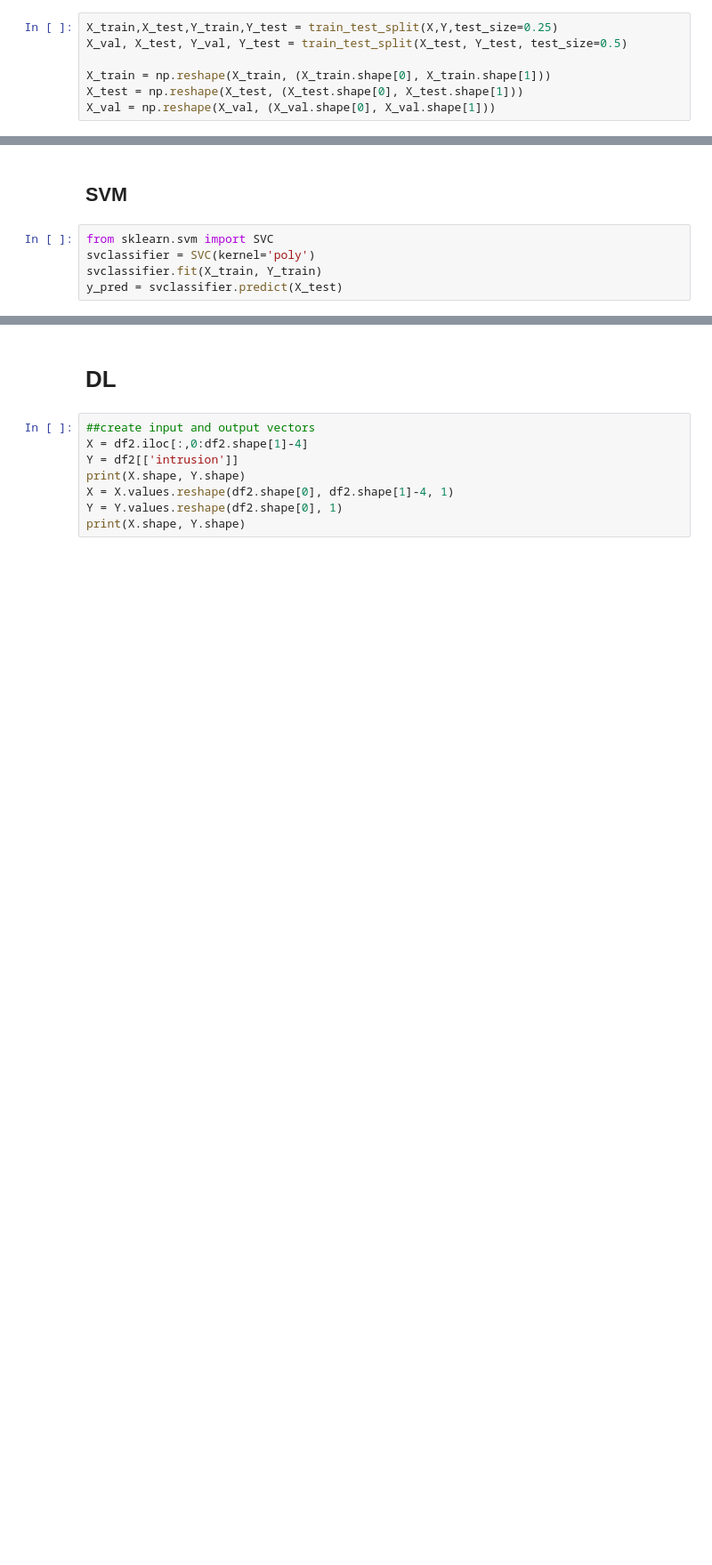
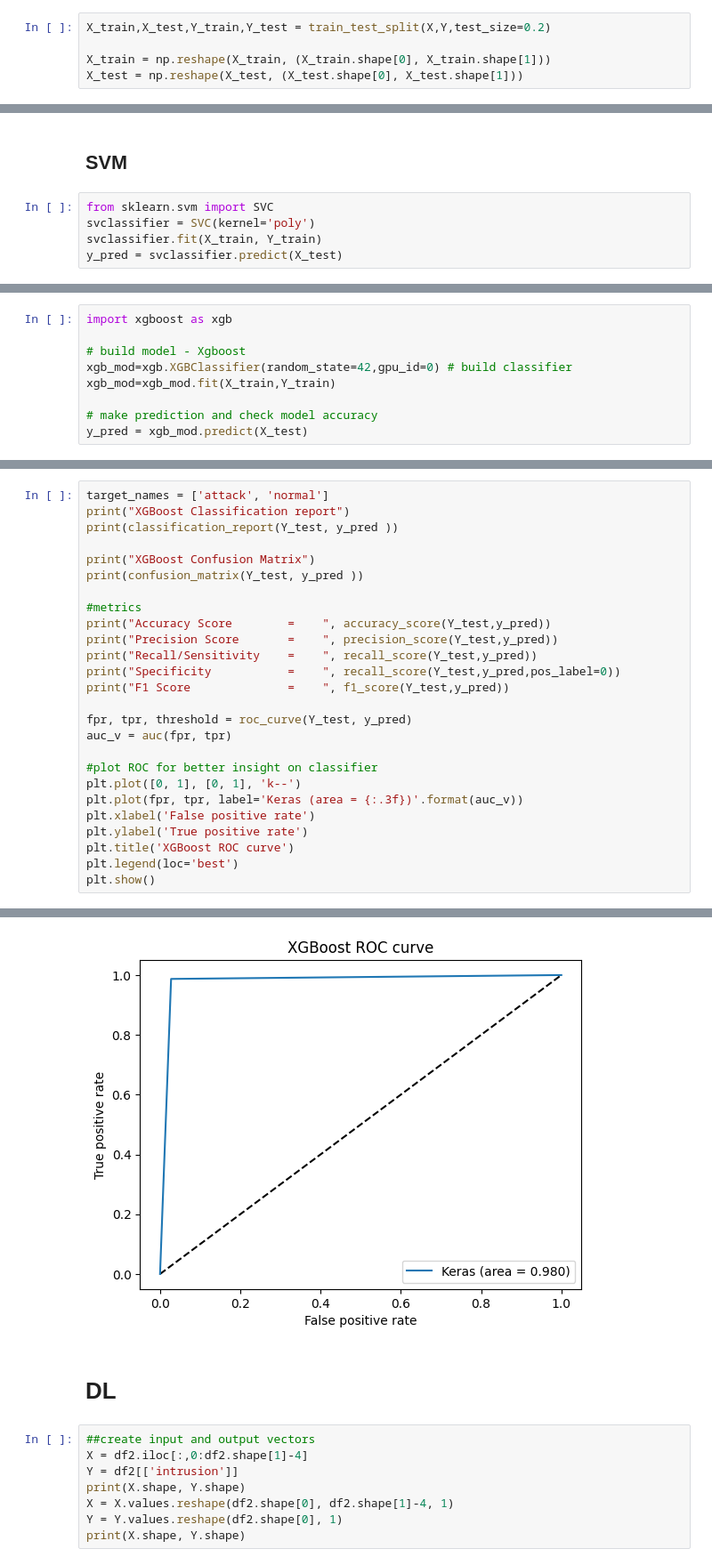
Before and after one commit to dharaneishvc/Intrusion-detection-DL-ML, a Jupyter notebook: NSLKDD_preprocess_8models.ipynb, the cells around one changed output, grey strips where cells are left out. Shown at 89% size. Cells and saved outputs as stored; diff of their text form; blank space fills up the shorter version.

Commit message:
8 models

```diff
--- a/NSLKDD_preprocess_7models.ipynb
+++ b/NSLKDD_preprocess_8models.ipynb
@@ -328,12 +328,10 @@ print(X.shape, Y.shape)
 (148517, 93) (148517, 1)
 (148517, 93, 1) (148517,)
 # %%
-X_train,X_test,Y_train,Y_test = train_test_split(X,Y,test_size=0.25)
-X_val, X_test, Y_val, Y_test = train_test_split(X_test, Y_test, test_size=0.5)
+X_train,X_test,Y_train,Y_test = train_test_split(X,Y,test_size=0.2)
 
 X_train = np.reshape(X_train, (X_train.shape[0], X_train.shape[1]))
 X_test = np.reshape(X_test, (X_test.shape[0], X_test.shape[1]))
-X_val = np.reshape(X_val, (X_val.shape[0], X_val.shape[1]))
 # %%
 print(X_train.shape, Y_train.shape)
 print(X_test.shape,  Y_test.shape)
@@ -397,0 +396,9 @@ F1 Score              =     0.9686905557554881
+# %%
+import xgboost as xgb
+
+# build model - Xgboost
+xgb_mod=xgb.XGBClassifier(random_state=42,gpu_id=0) # build classifier
+xgb_mod=xgb_mod.fit(X_train,Y_train)
+
+# make prediction and check model accuracy
+y_pred = xgb_mod.predict(X_test)
@@ -397,0 +407,27 @@ F1 Score              =     0.9686905557554881
+# %%
+target_names = ['attack', 'normal']
+print("XGBoost Classification report")
+print(classification_report(Y_test, y_pred ))
+
+print("XGBoost Confusion Matrix")
+print(confusion_matrix(Y_test, y_pred ))
+
+#metrics
+print("Accuracy Score        =    ", accuracy_score(Y_test,y_pred))
+print("Precision Score       =    ", precision_score(Y_test,y_pred))
+print("Recall/Sensitivity    =    ", recall_score(Y_test,y_pred))
+print("Specificity           =    ", recall_score(Y_test,y_pred,pos_label=0))
+print("F1 Score              =    ", f1_score(Y_test,y_pred))
+
+fpr, tpr, threshold = roc_curve(Y_test, y_pred)
+auc_v = auc(fpr, tpr)
+
+#plot ROC for better insight on classifier
+plt.plot([0, 1], [0, 1], 'k--')
+plt.plot(fpr, tpr, label='Keras (area = {:.3f})'.format(auc_v))
+plt.xlabel('False positive rate')
+plt.ylabel('True positive rate')
+plt.title('XGBoost ROC curve')
+plt.legend(loc='best')
+plt.show()
+# %% [output]
@@ -398,3 +452,4 @@ F1 Score              =     0.9686905557554881
+[figure, added]
 # %% [markdown]
 # DL
 # %%
```
Also changed, not shown: parts of 7 cells of this notebook.
